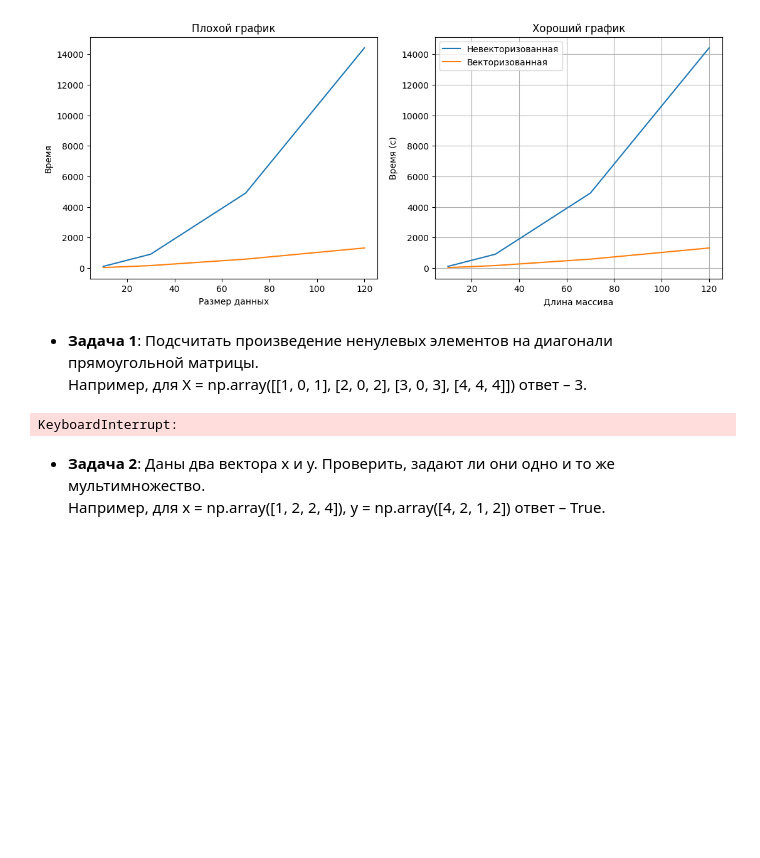
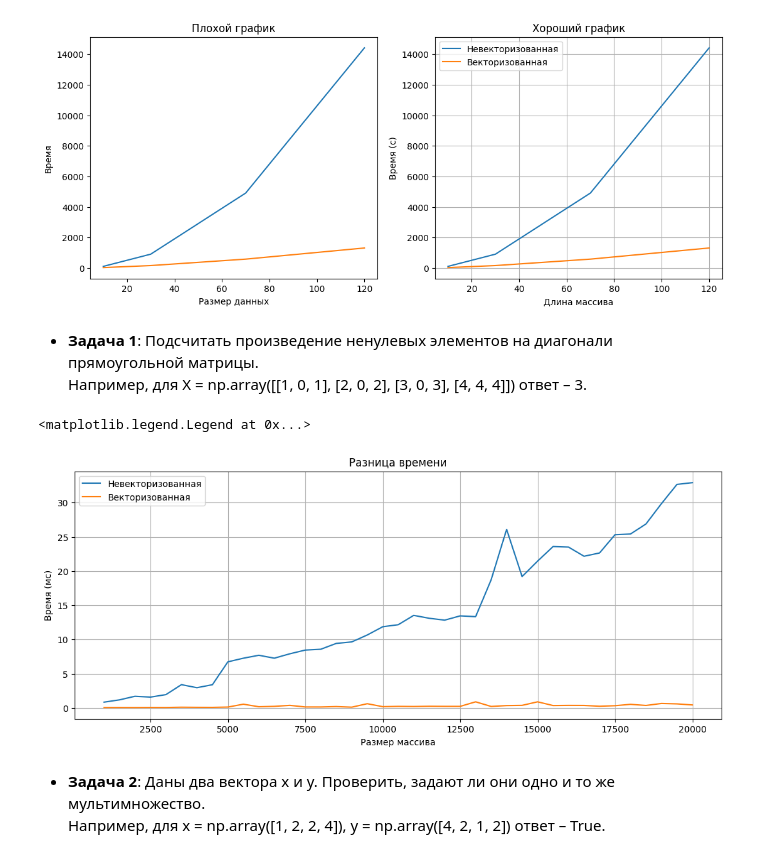
Before and after one commit to Larong11/AESC_ML_11, a Jupyter notebook: task 1/task1_numpy_practive.ipynb, the cells around one changed output. Drawn from its saved outputs; the diff is of its cells as text; code cells hidden in the pictures; blank space fills up the shorter version.

```diff
--- a/task 1/task1_numpy_practive.ipynb
+++ b/task 1/task1_numpy_practive.ipynb
@@ -52,35 +52,36 @@ import matplotlib.pyplot as plt
 import time
 importlib.reload(functions)
 importlib.reload(functions_vectorized)
 
 data_size = []
-for i in range(1000, 40001, 1000):
+for i in range(1000, 20001, 500):
     data_size.append(i)
 time_non_vectorized = np.zeros(len(data_size))
 time_vectorized = np.zeros(len(data_size))
 
 for i in range(0, len(data_size)):
     x = np.random.randint(100, size=(data_size[i], data_size[i]))
 
     t = time.time() * 1000
     functions.prod_non_zero_diag(x)
     time_non_vectorized[i] = time.time() * 1000 - t
 
     t = time.time() * 1000
     functions_vectorized.prod_non_zero_diag(x)
     time_vectorized[i] = time.time() * 1000 - t
 
 f, ax2 = plt.subplots(1, 1, figsize=(13, 5))  # Create a single subplot
 
 ax2.plot(data_size, time_non_vectorized, label=u"Невекторизованная")
 ax2.plot(data_size, time_vectorized, label=u"Векторизованная")
 ax2.set_title(u"Разница времени")
 ax2.set_xlabel(u"Размер массива")
 ax2.set_ylabel(u"Время (мс)")
 ax2.grid()
 ax2.legend()
 # %% [output]
-KeyboardInterrupt:
+<matplotlib.legend.Legend at 0x...>
+[figure, added]
 # %% [markdown]
 
 
```
Also changed, not shown: parts of 6 cells of this notebook, 1 other file.
